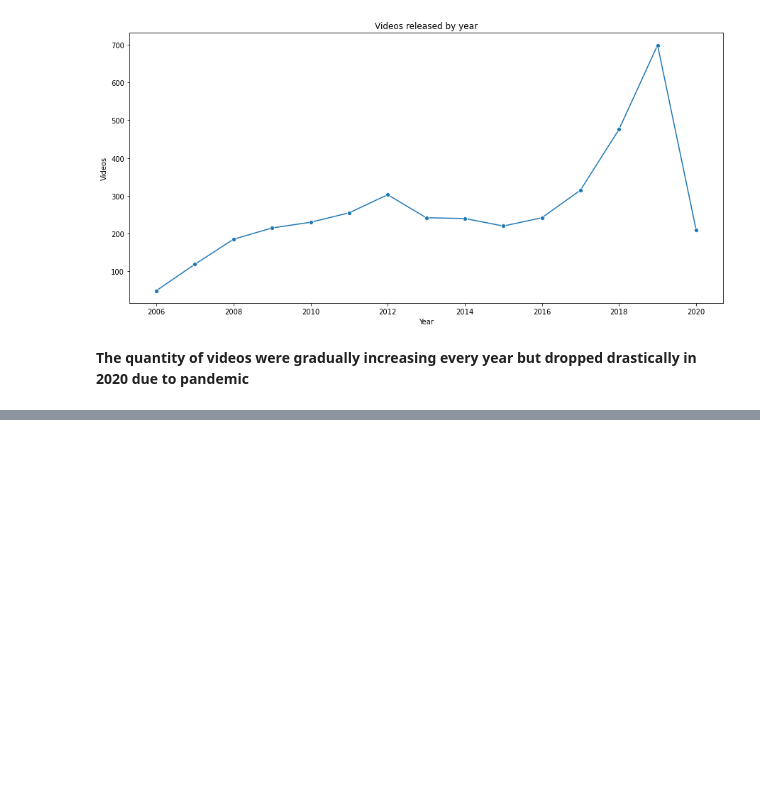
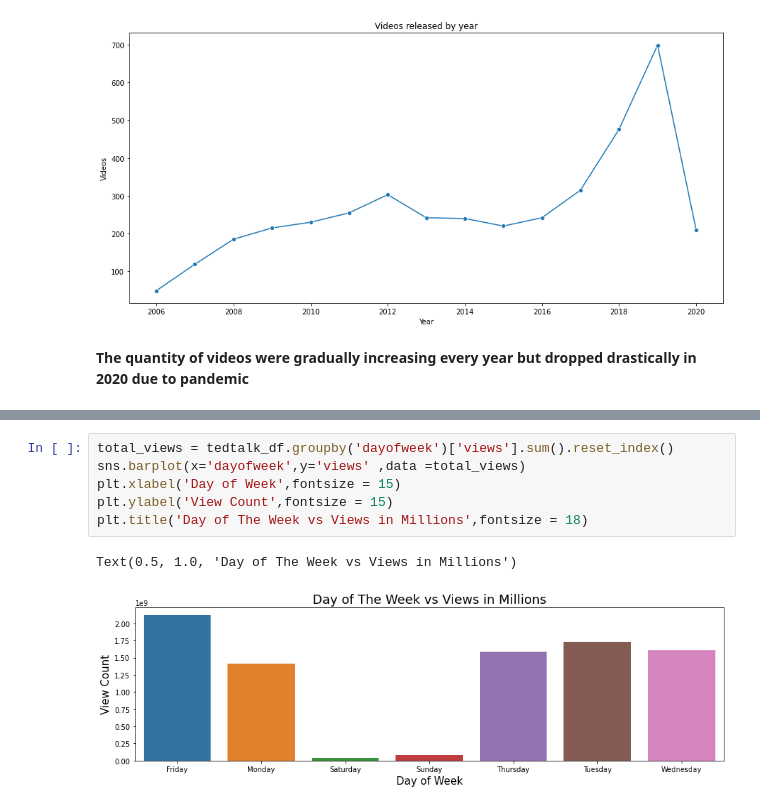
Before and after one commit to paulsoumyadip/ted_talk_views_prediction, a Jupyter notebook: Ted_Talks_Views_Prediction_Regression_Capstone_.ipynb, the cells around one changed output, grey strips where cells are left out. Drawn from its saved outputs; the diff is of its cells as text; blank space fills up the shorter version.

```diff
--- a/Ted_Talks_Views_Prediction_Regression_Capstone_.ipynb
+++ b/Ted_Talks_Views_Prediction_Regression_Capstone_.ipynb
@@ -394,0 +416,9 @@ plt.title('Videos released by year');
+# %%
+total_views = tedtalk_df.groupby('dayofweek')['views'].sum().reset_index()
+sns.barplot(x='dayofweek',y='views' ,data =total_views)
+plt.xlabel('Day of Week',fontsize = 15)
+plt.ylabel('View Count',fontsize = 15)
+plt.title('Day of The Week vs Views in Millions',fontsize = 18)
+# %% [output]
+Text(0.5, 1.0, 'Day of The Week vs Views in Millions')
+[figure, added]
```
Also changed, not shown: parts of 7 cells of this notebook.
